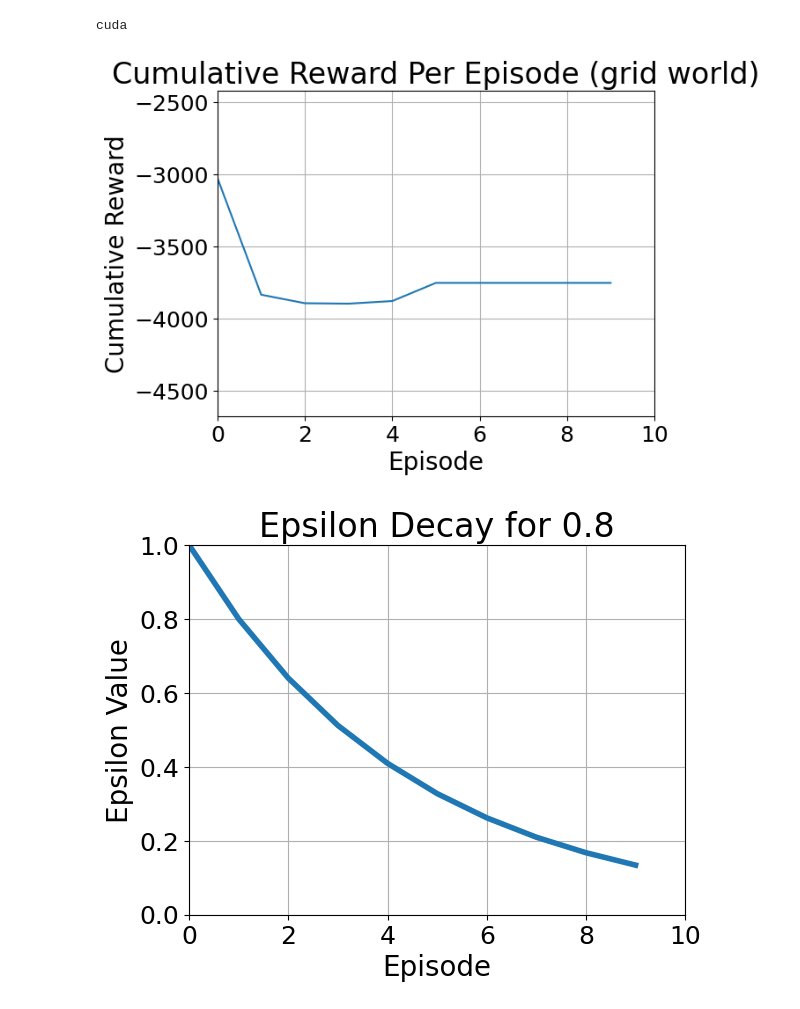
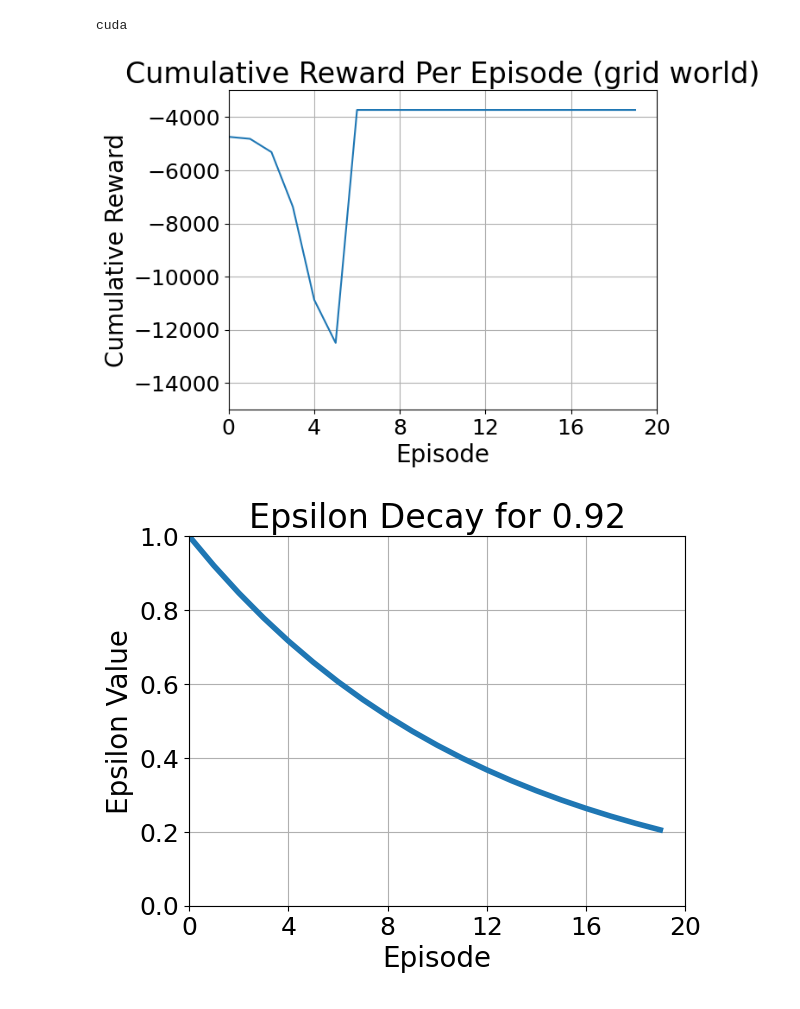
Before and after one commit to awseq12/assigment2, a Jupyter notebook: checkpoint2/DQN_grid_world.ipynb, the cells around one changed output. Saved outputs shown, nothing was run; the diff lists cells and outputs as text; code cells hidden in the pictures.

```diff
--- a/checkpoint2/DQN_grid_world.ipynb
+++ b/checkpoint2/DQN_grid_world.ipynb
@@ -271,15 +271,17 @@ class DQN:
                 q_values = self.policy_net(state)[0][action].item()#predict with policy network
                 q_values_list.append(q_values)
                 target_list.append(target)
-            criterion = nn.MSELoss()
+            # Set loss function
+            loss = nn.MSELoss()
+            # Set action lists require grad
             state_action_list = torch.FloatTensor(q_values_list)
+            state_action_list.requires_grad = True
             target_list = torch.FloatTensor(target_list)
-           # print(q_values_list)
-            loss = criterion(state_action_list,target_list.unsqueeze(1))
-            #print(loss)
-            #backprop
+            target_list.requires_grad = True
+            # back prop
             self.optimizer.zero_grad()
-            #loss.backward()
+            output = loss(state_action_list, target_list.unsqueeze(1))
+            output.backward()
             self.optimizer.step()
 
   # Save the current weights
@@ -320,19 +322,19 @@ def ep_decay(eps, episodes):
 # %%
 N = 5000
 C = 3
 env = GridEnvironment()
 agent = DQN(N, C)
 
-episodes = 10
-epsilon = .8
+episodes = 20
+epsilon = .92
 discount = .4
 action = agent.warehouse_action
 total_rewards = agent.train(episodes, epsilon, discount, action)
 agent.save("grid_world")
 reward_print(total_rewards, episodes, "grid world")
 ep_decay(epsilon, episodes)
 # %% [output]
-[figure, old version]
+[figure, new version]
-[figure, old version]
+[figure, new version]
 # %%
 agent.save("mountaincar")
```
